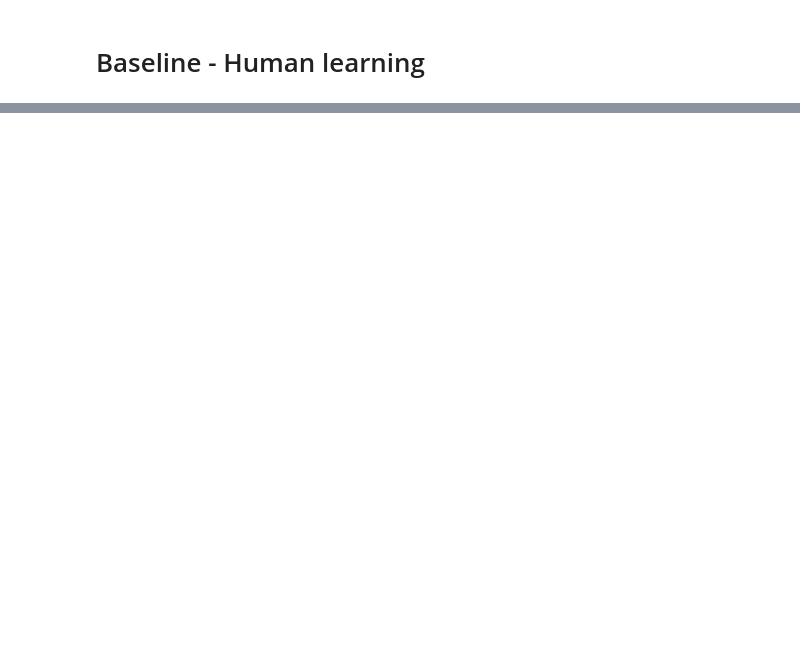
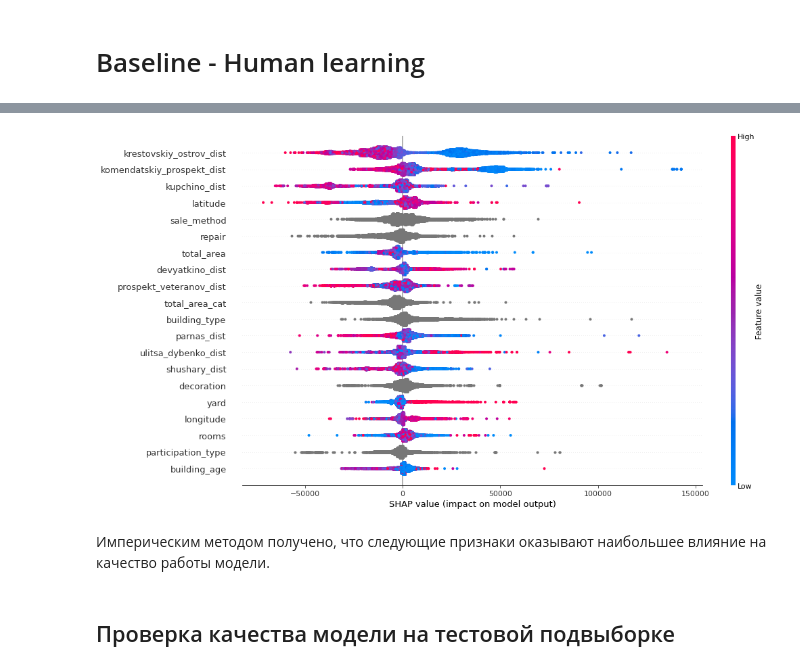
Before and after one commit to NeKonnnn/PetProject-price-real-estate-in-St.-Petersburg, a Jupyter notebook: notebooks/3. Modeling.ipynb, the cells around one changed output, grey strips where cells are left out. Drawn from its saved outputs; the diff is of its cells as text; code cells hidden in the pictures; blank space fills up the shorter version.

```diff
--- a/notebooks/3. Modeling.ipynb
+++ b/notebooks/3. Modeling.ipynb
@@ -146,0 +291,16 @@ def ohe(train, test, cat_features):
+# %%
+best_params = study_cb.best_params
+#best_params = {'learning_rate': 0.669937374425716, 'min_data_in_leaf': 4, 'colsample_bylevel': 0.09781525853636924, 'depth': 10, 'boosting_type': 'Plain', 'bootstrap_type': 'Bayesian', 'bagging_temperature': 6.401737432094735}
+# %%
+params_tuned = {
+        "eval_metric": "MAPE",
+        "loss_function": "MAPE",
+        "random_seed": SEED,
+        "early_stopping_rounds": 200,
+        "used_ram_limit": "8gb",
+        **best_params
+    }
+
+cb_tuned = CatBoostRegressor(**params_tuned, verbose=250)
+# %%
+cb_tuned.fit(pool_train)
@@ -146,0 +339,11 @@ def ohe(train, test, cat_features):
+# %%
+def shap_plot(model, train):
+    explainer = shap.TreeExplainer(model)
+    shap_values = explainer.shap_values(train)
+    shap.summary_plot(shap_values, train, plot_size=(15, 8))
+# %%
+shap_plot(cb_tuned, train[X])
+# %% [output]
+[figure, added]
+# %% [markdown]
+Империческим методом получено, что следующие признаки оказывают наибольшее влияние на качество работы модели.
@@ -146,0 +373,2 @@ def ohe(train, test, cat_features):
+# %% [markdown]
+## Проверка качества модели на тестовой подвыборке
```
Also changed, not shown: parts of 46 cells of this notebook, 3 other files.
